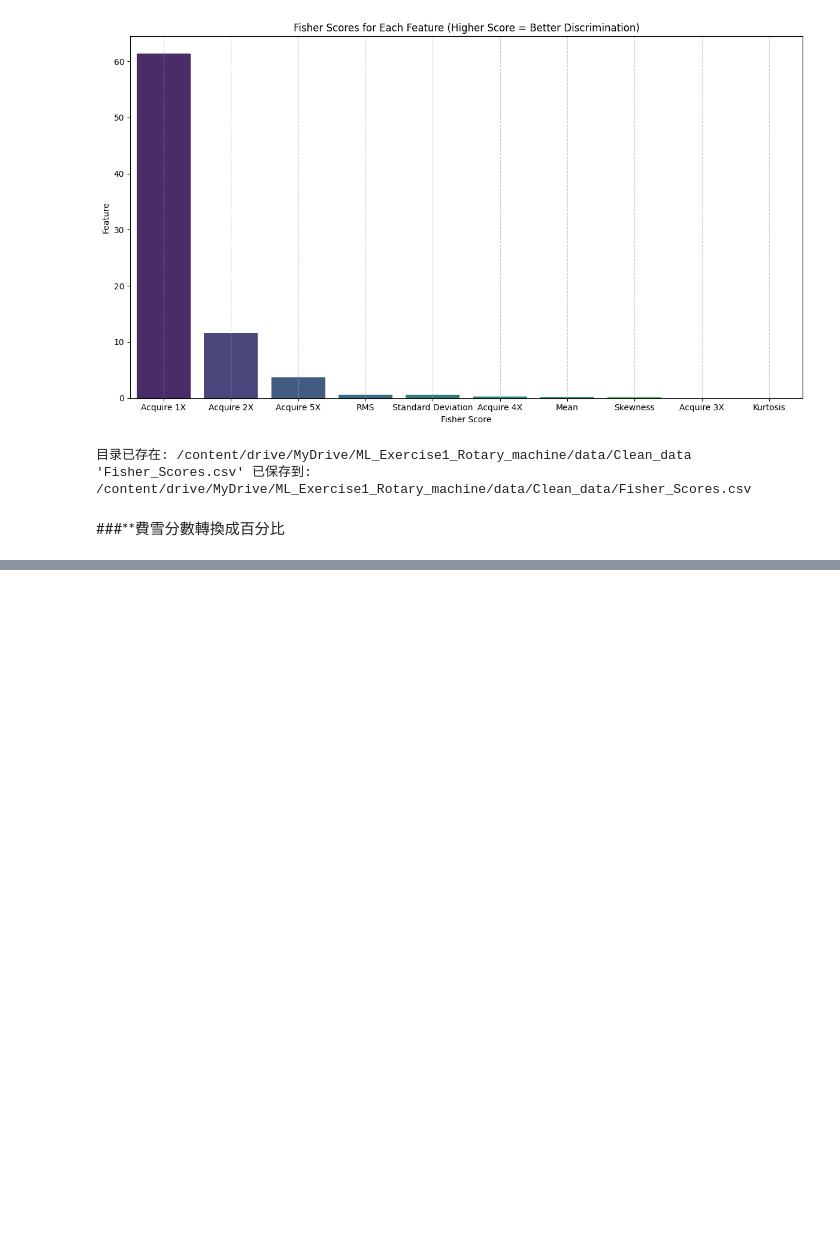
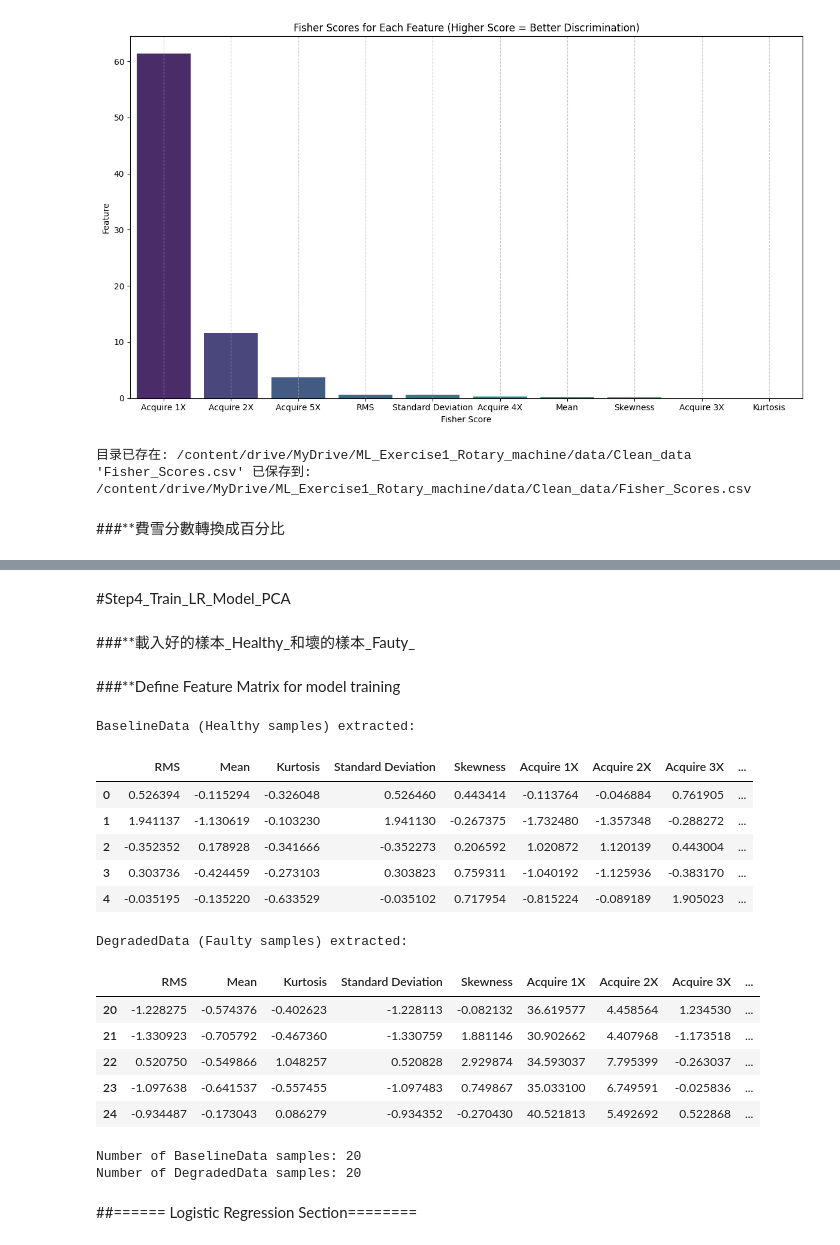
Before and after one commit to sula316/ML_Exercise1_Rotary_machine, a Jupyter notebook: ML_Exercise1_Rotary_machine_Step1_Data_Preprocessing.ipynb, the cells around one changed output, grey strips where cells are left out. Saved outputs shown, nothing was run; the diff lists cells and outputs as text; code cells hidden in the pictures; blank space fills up the shorter version.

```diff
--- a/ML_Exercise1_Rotary_machine_Step1_Data_Preprocessing.ipynb
+++ b/ML_Exercise1_Rotary_machine_Step1_Data_Preprocessing.ipynb
@@ -1393,13 +1393,13 @@ print("所有特徵資料集已成功正規化並保存。")
 ##3.3_合併_Feature_Healthy_Vibration_Scaled_&_Feature_Faulty_Vibration_Scaled
 # %%
 # 为健康数据添加标签 (0)
-Feature_Healthy_Vibration_Scaled['label'] = 0
+Feature_Healthy_Vibration_scaled['label'] = 0
 
 # 为故障数据添加标签 (1)
-Feature_Faulty_Vibration_Scaled['label'] = 1
+Feature_Faulty_Vibration_scaled['label'] = 1
 
 # 合并两个数据集
-combined_features = pd.concat([Feature_Healthy_Vibration_Scaled, Feature_Faulty_Vibration_Scaled], ignore_index=True)
+combined_features = pd.concat([Feature_Healthy_Vibration_scaled, Feature_Faulty_Vibration_scaled], ignore_index=True)
 
 print("合并后的数据集 (前5行):")
 display(combined_features.head())
@@ -1596,3 +1596,62 @@ plt.show()
 目录已存在: /content/drive/MyDrive/ML_Exercise1_Rotary_machine/data/Clean_data
 'Fisher_Score_Percentage.csv' 已保存到: /content/drive/MyDrive/ML_Exercise1_Rotary_machine/data/Clean_data/fisher_scores_df.csv
 [figure]
+# %% [markdown]
+#Step4_Train_LR_Model_PCA
+# %% [markdown]
+###**載入好的樣本_Healthy_和壞的樣本_Fauty_
+# %% [markdown]
+###**Define Feature Matrix for model training
+# %%
+import numpy as np
+import pandas as pd
+
+# Assuming 'combined_features' DataFrame is available from previous steps.
+# It contains both healthy (label=0) and faulty (label=1) data.
+
+# Separate features from labels
+X_features = combined_features.drop('label', axis=1)
+y_labels = combined_features['label']
+
+# Good sample indices (healthy data, label=0)
+# In combined_features, healthy samples (label 0) are typically the first half.
+# We can find their indices directly or assume their position based on how combined_features was created.
+# Based on combined_features creation (20 healthy, then 20 faulty), healthy samples are at index 0-19.
+GoodSampleIndex = y_labels[y_labels == 0].index.values # Get actual indices of healthy samples
+
+# Bad sample indices (faulty data, label=1)
+# Faulty samples (label 1) are typically the second half, at index 20-39.
+DegradedSampleIndex = y_labels[y_labels == 1].index.values # Get actual indices of faulty samples
+
+# Extract Baseline Data (healthy samples)
+BaselineData = X_features.iloc[GoodSampleIndex, :]
+
+# Extract Degraded Data (faulty samples)
+DegradedData = X_features.iloc[DegradedSampleIndex, :]
+
+print("BaselineData (Healthy samples) extracted:")
+display(BaselineData.head())
+print("\nDegradedData (Faulty samples) extracted:")
+display(DegradedData.head())
+
+print(f"Number of BaselineData samples: {len(BaselineData)}")
+print(f"Number of DegradedData samples: {len(DegradedData)}")
+# %% [output]
+BaselineData (Healthy samples) extracted:
+|  | RMS | Mean | Kurtosis | Standard Deviation | Skewness | Acquire 1X | Acquire 2X | Acquire 3X | ... |
+| 0 | 0.526394 | -0.115294 | -0.326048 | 0.526460 | 0.443414 | -0.113764 | -0.046884 | 0.761905 | ... |
+| 1 | 1.941137 | -1.130619 | -0.103230 | 1.941130 | -0.267375 | -1.732480 | -1.357348 | -0.288272 | ... |
+| 2 | -0.352352 | 0.178928 | -0.341666 | -0.352273 | 0.206592 | 1.020872 | 1.120139 | 0.443004 | ... |
+| 3 | 0.303736 | -0.424459 | -0.273103 | 0.303823 | 0.759311 | -1.040192 | -1.125936 | -0.383170 | ... |
+| 4 | -0.035195 | -0.135220 | -0.633529 | -0.035102 | 0.717954 | -0.815224 | -0.089189 | 1.905023 | ... |
+DegradedData (Faulty samples) extracted:
+|  | RMS | Mean | Kurtosis | Standard Deviation | Skewness | Acquire 1X | Acquire 2X | Acquire 3X | ... |
+| 20 | -1.228275 | -0.574376 | -0.402623 | -1.228113 | -0.082132 | 36.619577 | 4.458564 | 1.234530 | ... |
+| 21 | -1.330923 | -0.705792 | -0.467360 | -1.330759 | 1.881146 | 30.902662 | 4.407968 | -1.173518 | ... |
+| 22 | 0.520750 | -0.549866 | 1.048257 | 0.520828 | 2.929874 | 34.593037 | 7.795399 | -0.263037 | ... |
+| 23 | -1.097638 | -0.641537 | -0.557455 | -1.097483 | 0.749867 | 35.033100 | 6.749591 | -0.025836 | ... |
+| 24 | -0.934487 | -0.173043 | 0.086279 | -0.934352 | -0.270430 | 40.521813 | 5.492692 | 0.522868 | ... |
+Number of BaselineData samples: 20
+Number of DegradedData samples: 20
+# %% [markdown]
+##====== Logistic Regression Section========
```
Also changed, not shown: parts of 6 cells of this notebook.
